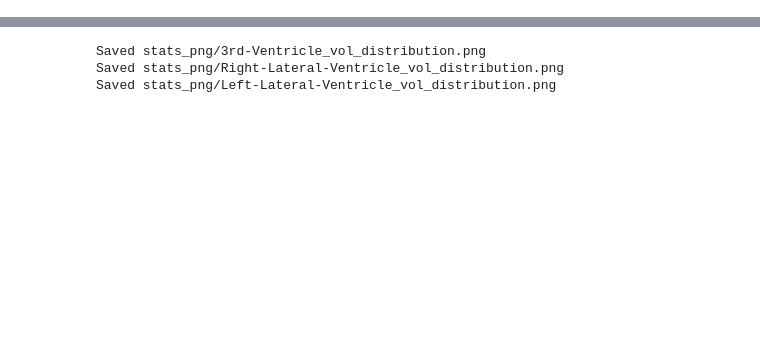
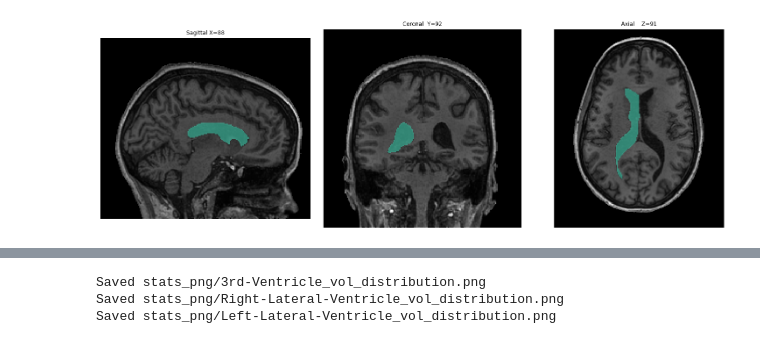
Before and after one commit to JihengLi/brain_ventricle_icu, a Jupyter notebook: notebook.ipynb, the cells around one changed output, grey strips where cells are left out. Saved outputs shown, nothing was run; the diff lists cells and outputs as text; code cells hidden in the pictures; blank space fills up the shorter version.

```diff
--- a/notebook.ipynb
+++ b/notebook.ipynb
@@ -18,3 +21,15 @@ from stats_plot import *
 # %%
 %load_ext autoreload
 %autoreload 2
+# %%
+_ = visualize_slant_subjectid(
+    "sub-VUM013_ses-00",
+    sagittal_slices=(88),
+    coronal_slices=(92),
+    axial_slices=(91),
+    keep_roi_list=[52],
+    bg_t1_file=True,
+)
+# _ = visualize_t1w_subjectid("sub-013_ses-00", sagittal_slices=(94), coronal_slices=(102) ,axial_slices=(82))
+# %% [output]
+[figure, added]
```
Also changed, not shown: parts of 22 cells of this notebook, 40 other files.
